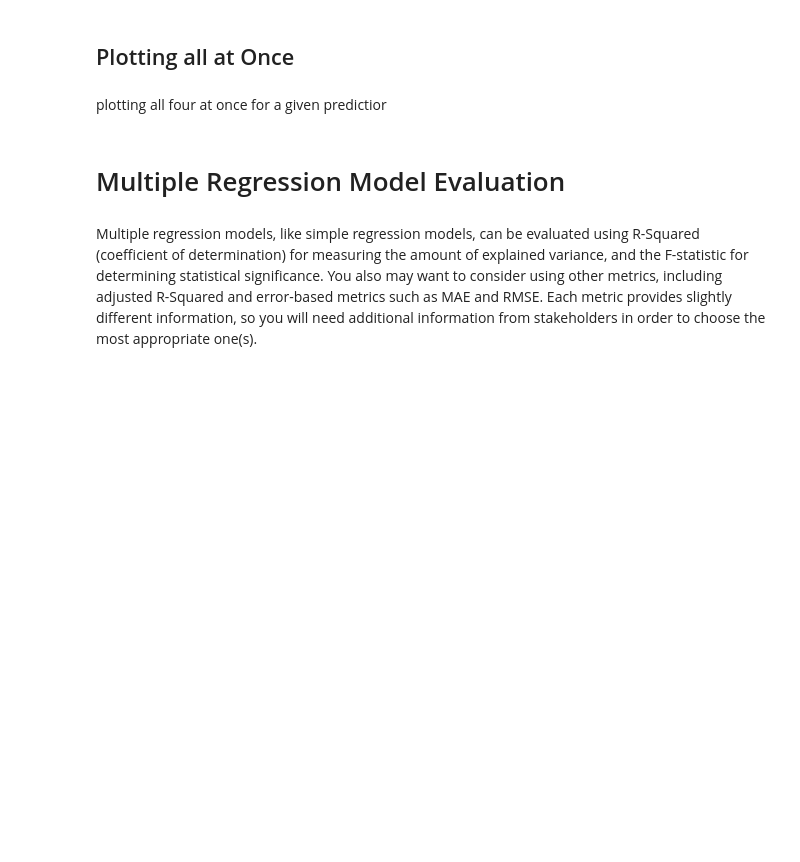
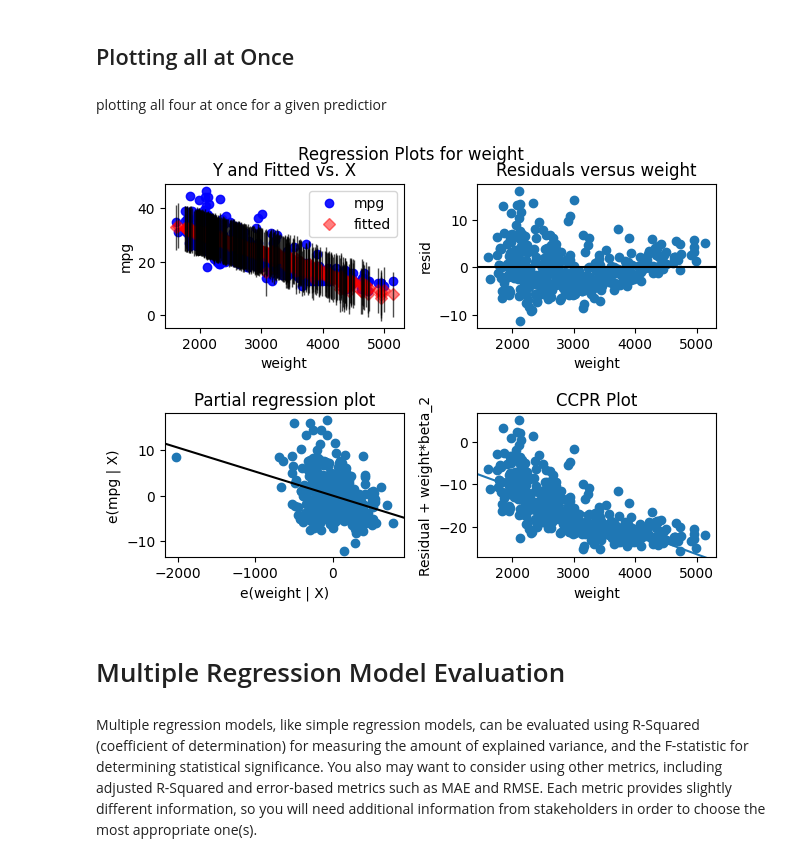
Before and after one commit to karusamuel/multilinear_reg_ols, a Jupyter notebook: index.ipynb, the cells around one changed output. Saved outputs shown, nothing was run; the diff lists cells and outputs as text; code cells hidden in the pictures; blank space fills up the shorter version.

```diff
--- a/index.ipynb
+++ b/index.ipynb
@@ -217,6 +233,10 @@ component and component-plus-residual plot
 plotting all four at once for a given predictior
 # %%
 # all plot at once
+sm.graphics.plot_regress_exog(ols_multi_results,"weight")
+plt.show()
+# %% [output]
+[figure, added]
 # %%
 # To do all columns
 # %% [markdown]
```
Also changed, not shown: parts of 11 cells of this notebook.
